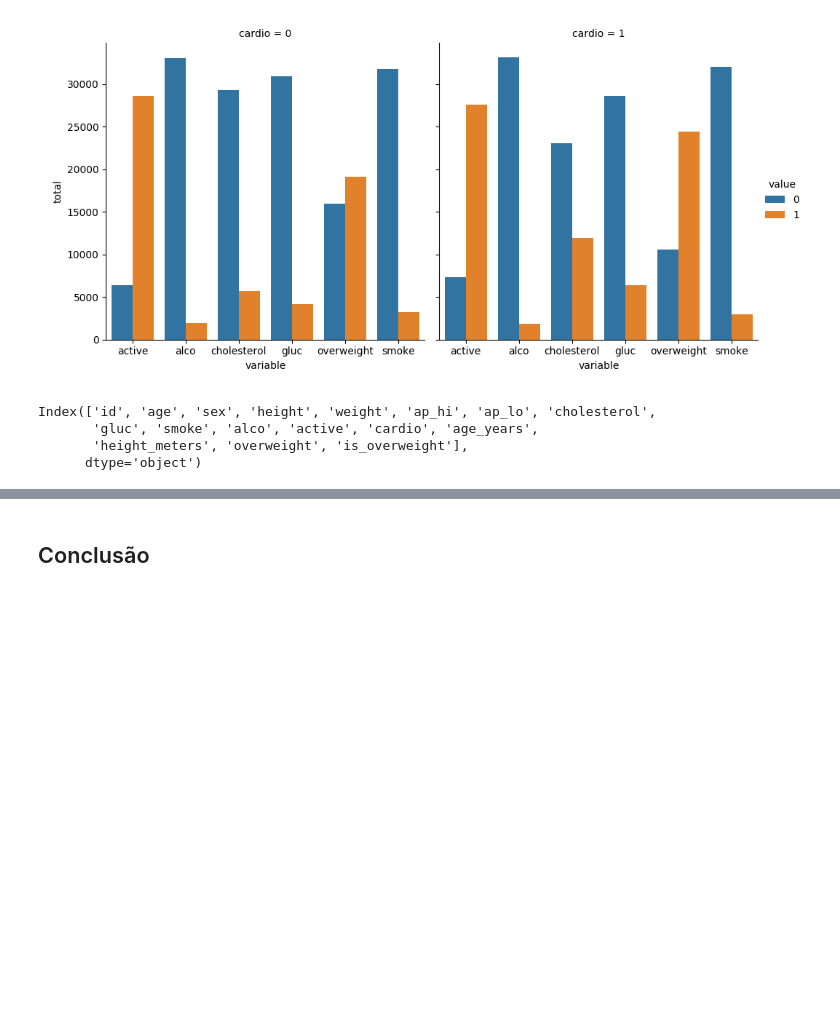
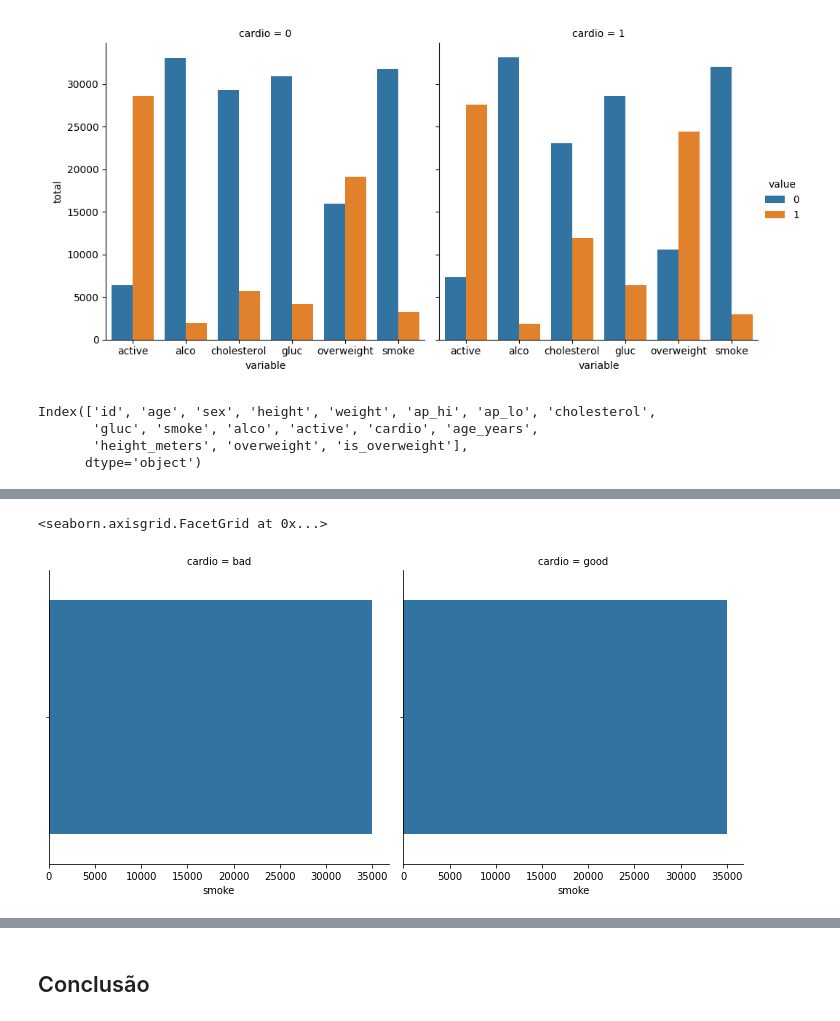
Before and after one commit to FranciniSantana/data-analysis-python-FreeCodeCamp, a Jupyter notebook: Projeto_Medical_Data_Visualizer.ipynb, the cells around one changed output, grey strips where cells are left out. Cells and saved outputs as stored; diff of their text form; code cells hidden in the pictures; blank space fills up the shorter version.

```diff
--- a/Projeto_Medical_Data_Visualizer.ipynb
+++ b/Projeto_Medical_Data_Visualizer.ipynb
@@ -285,0 +306,5 @@ df_grouped2.drop(index=0,inplace=True)
+# %%
+sns.catplot(data= df_grouped, x= 'smoke',  col = 'cardio',kind= 'bar')
+# %% [output]
+<seaborn.axisgrid.FacetGrid at 0x...>
+[figure, added]
```
Also changed, not shown: parts of 12 cells of this notebook.
